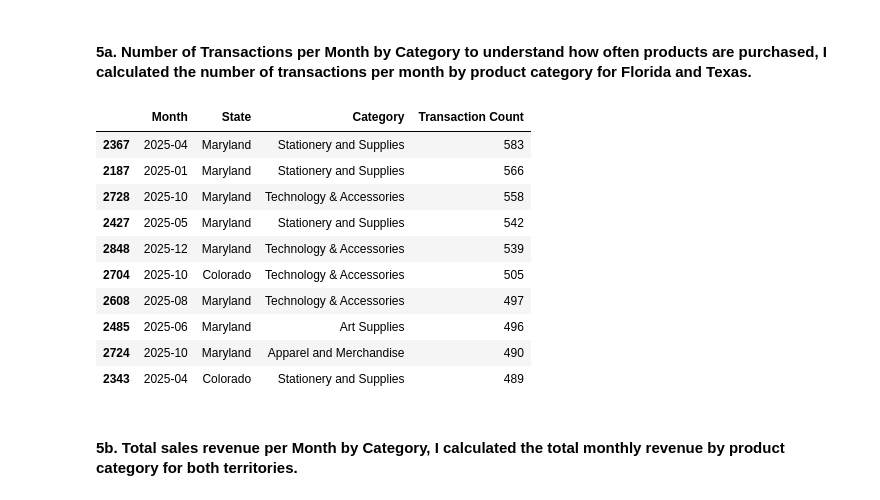
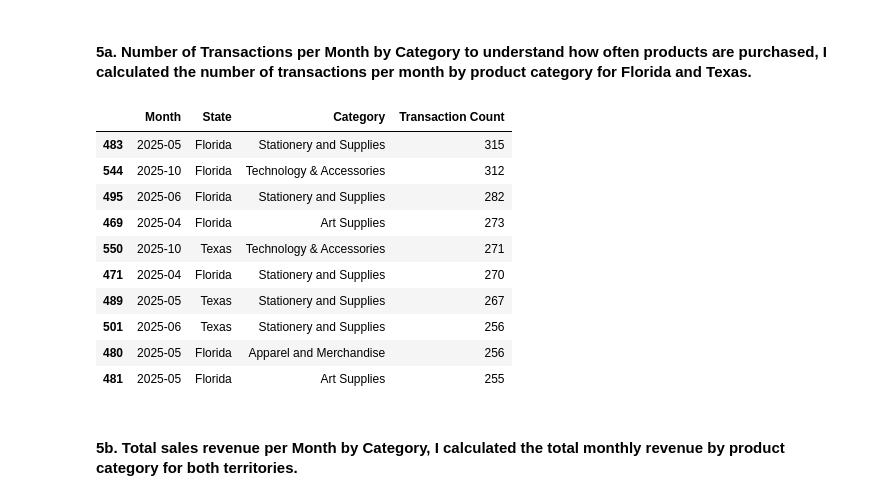
Before and after one commit to Samnola/Capstone_2, a Jupyter notebook: Martinez_sales_analysis.ipynb, the cells around one changed output. Drawn from its saved outputs; the diff is of its cells as text; code cells hidden in the pictures.

Commit message:
add sales analyis

```diff
--- a/Martinez_sales_analysis.ipynb
+++ b/Martinez_sales_analysis.ipynb
@@ -318,40 +318,44 @@ sales_data = pd.merge(
 sales_data = pd.merge(sales_data, stores_df, on='Store ID')
 # %% [markdown]
 #### 5a. Number of Transactions per Month by Category to understand how often products are purchased, I calculated the number of transactions per month by product category for Florida and Texas.
-# %%
-# convert transaction date to datetime so it can be grouped by month
-sales_data['Transaction Date'] = pd.to_datetime(sales_data['Transaction Date'])
-
-# create a month column for time-based analysis
-sales_data['Month'] = sales_data['Transaction Date'].dt.to_period('M')
-
-# calculate number of transactions per month by category and state
-transactions_per_month = sales_data.groupby(
-    ['Month', 'State', 'Category']
-)['Sale Amount'].count().reset_index()
-
-# rename column so it's clear this is transaction count
-transactions_per_month = transactions_per_month.rename(
-    columns={'Sale Amount': 'Transaction Count'}
-)
-# sort the data to highlight the most frequently purchased product categories
-# display results
-transactions_per_month.sort_values(
-    by='Transaction Count',
-    ascending=False
-).head(10)
-# %% [output]
-|  | Month | State | Category | Transaction Count |
-| 2367 | 2025-04 | Maryland | Stationery and Supplies | 583 |
-| 2187 | 2025-01 | Maryland | Stationery and Supplies | 566 |
-| 2728 | 2025-10 | Maryland | Technology & Accessories | 558 |
-| 2427 | 2025-05 | Maryland | Stationery and Supplies | 542 |
-| 2848 | 2025-12 | Maryland | Technology & Accessories | 539 |
-| 2704 | 2025-10 | Colorado | Technology & Accessories | 505 |
-| 2608 | 2025-08 | Maryland | Technology & Accessories | 497 |
-| 2485 | 2025-06 | Maryland | Art Supplies | 496 |
-| 2724 | 2025-10 | Maryland | Apparel and Merchandise | 490 |
-| 2343 | 2025-04 | Colorado | Stationery and Supplies | 489 |
+# %%
+# filter for Florida and Texas
+south_sales = sales_data[
+    (sales_data['State'] == 'Florida') |
+    (sales_data['State'] == 'Texas')
+]
+# convert transaction date
+south_sales['Transaction Date'] = pd.to_datetime(south_sales['Transaction Date'])
+
+# create month column
+south_sales['Month'] = south_sales['Transaction Date'].dt.to_period('M')
+
+# group and count transactions
+transactions_per_month = south_sales.groupby(
+    ['Month', 'State', 'Category']
+)['Sale Amount'].count().reset_index()
+
+# rename column
+transactions_per_month = transactions_per_month.rename(
+    columns={'Sale Amount': 'Transaction Count'}
+)
+# sort and display
+transactions_per_month.sort_values(
+    by='Transaction Count',
+    ascending=False
+).head(10)
+# %% [output]
+|  | Month | State | Category | Transaction Count |
+| 483 | 2025-05 | Florida | Stationery and Supplies | 315 |
+| 544 | 2025-10 | Florida | Technology & Accessories | 312 |
+| 495 | 2025-06 | Florida | Stationery and Supplies | 282 |
+| 469 | 2025-04 | Florida | Art Supplies | 273 |
+| 550 | 2025-10 | Texas | Technology & Accessories | 271 |
+| 471 | 2025-04 | Florida | Stationery and Supplies | 270 |
+| 489 | 2025-05 | Texas | Stationery and Supplies | 267 |
+| 501 | 2025-06 | Texas | Stationery and Supplies | 256 |
+| 480 | 2025-05 | Florida | Apparel and Merchandise | 256 |
+| 481 | 2025-05 | Florida | Art Supplies | 255 |
 # %% [markdown]
 #### 5b. Total sales revenue per Month by Category, I calculated the total monthly revenue by product category for both territories.
 # %%
```
